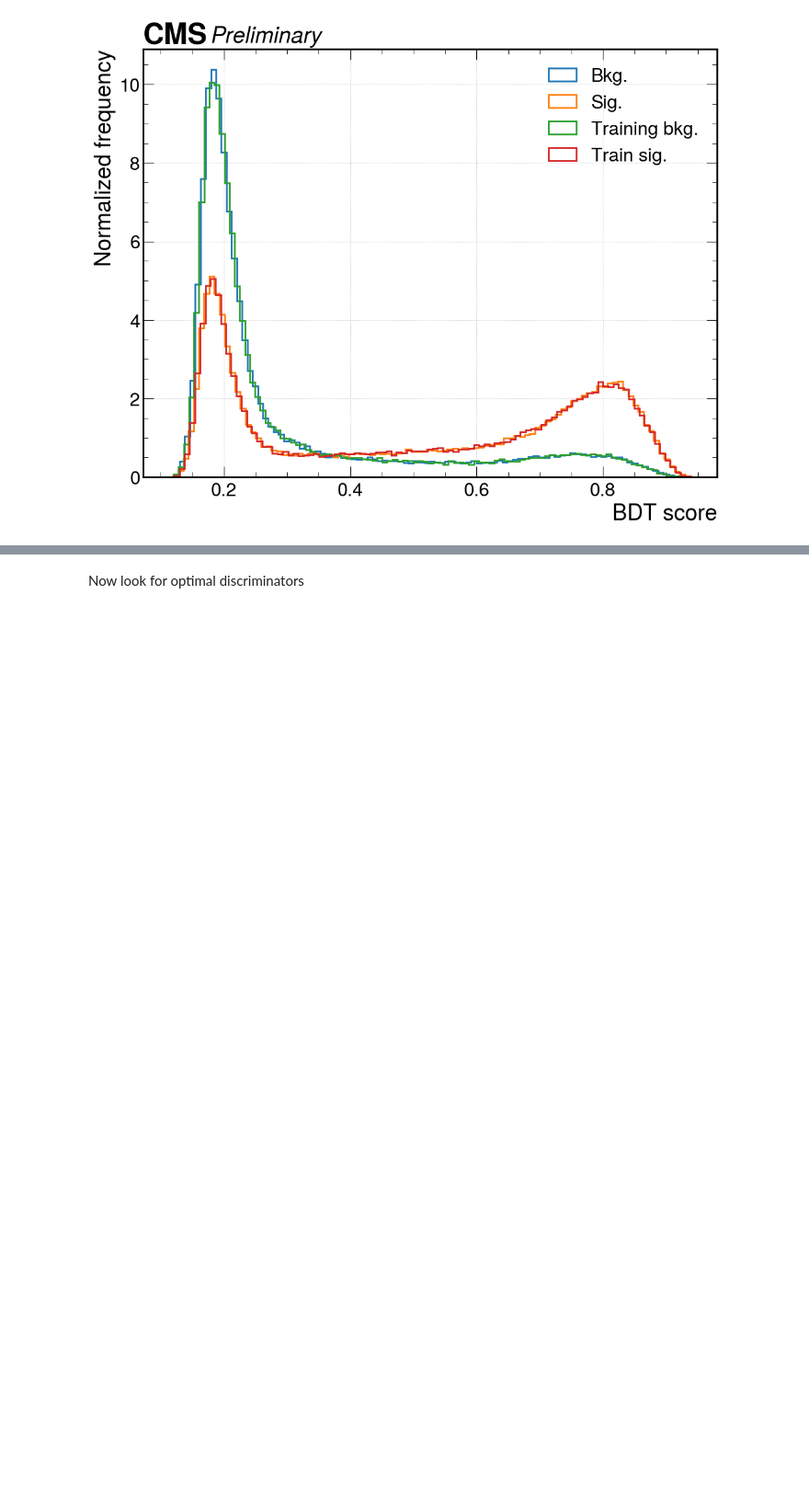
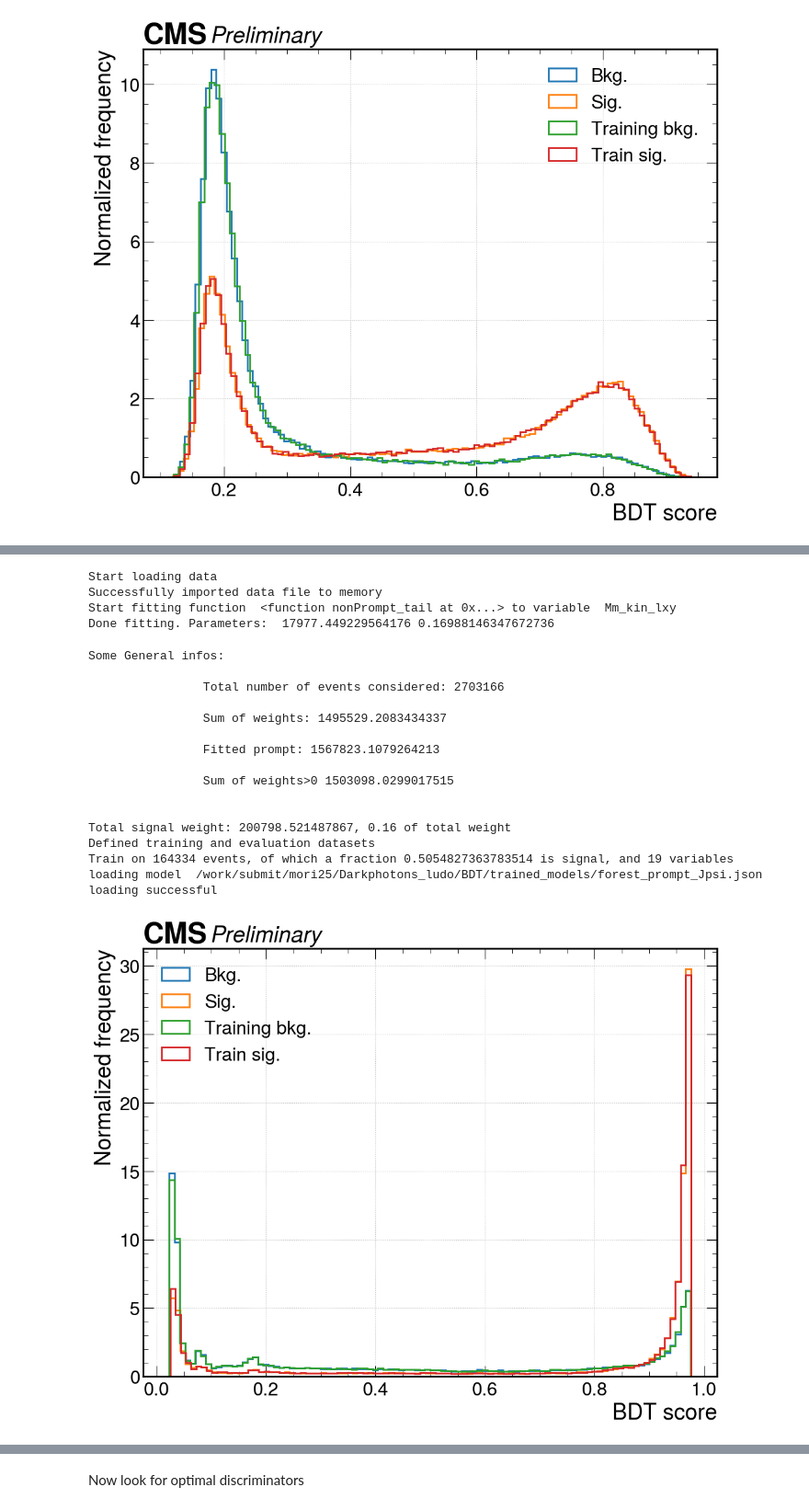
Before and after one commit to ludomori99/Darkphotons_Run3, a Jupyter notebook: BDT/view_training.ipynb, the cells around one changed output, grey strips where cells are left out. Shown at 92% size. Saved outputs shown, nothing was run; the diff lists cells and outputs as text; code cells hidden in the pictures; blank space fills up the shorter version.

```diff
--- a/BDT/view_training.ipynb
+++ b/BDT/view_training.ipynb
@@ -70,0 +91,41 @@ loading successful
+# %%
+modelname = "forest_prompt"
+Jpsi_fp = Trainer("Jpsi", modelname)
+Jpsi_fp.load_data()
+
+#import reweighing parameters
+lxy_cutoff = Jpsi_fp.particle_config["models"][modelname]["reweighing"]["lxy_cutoff"]
+nbins_fit = Jpsi_fp.particle_config["models"][modelname]["reweighing"]["nbins_fit"]
+nbins_corrections = Jpsi_fp.particle_config["models"][modelname]["reweighing"]["nbins_corrections"]
+
+#Define data and compute weights
+data_prompt = Jpsi_fp.full_mass_range[Jpsi_fp.full_mass_range["Mm_kin_lxy"]<lxy_cutoff]
+weights_fp = Jpsi_fp.compute_reweight(data_prompt,'Mm_kin_lxy', nonPrompt_tail,nbins_fit=nbins_fit,nbins_corrections=nbins_corrections,fit_range=(0.1,0.5),fitting_limits=[(0,1)],plot=False)
+weights_fp = np.where(weights_fp<0, 0, weights_fp)
+
+#Perform training and plot
+Jpsi_fp.prepare_training_set(data_override=data_prompt, weights=weights_fp)
+Jpsi_fp.load_model()
+Jpsi_fp.plot_model()
+# %% [output]
+Start loading data
+Successfully imported data file to memory
+Start fitting function  <function nonPrompt_tail at 0x...> to variable  Mm_kin_lxy
+Done fitting. Parameters:  17977.449229564176 0.16988146347672736
+Some General infos:
+
+                Total number of events considered: 2703166
+
+                Sum of weights: 1495529.2083434337
+
+                Fitted prompt: 1567823.1079264213
+
+                Sum of weights>0 1503098.0299017515
+
+
+Total signal weight: 200798.521487867, 0.16 of total weight
+Defined training and evaluation datasets
+Train on 164334 events, of which a fraction 0.5054827363783514 is signal, and 19 variables
+loading model  /work/submit/mori25/Darkphotons_ludo/BDT/trained_models/forest_prompt_Jpsi.json
+loading successful
+[figure, added]
```
Also changed, not shown: parts of 8 cells of this notebook, 2 other files.
